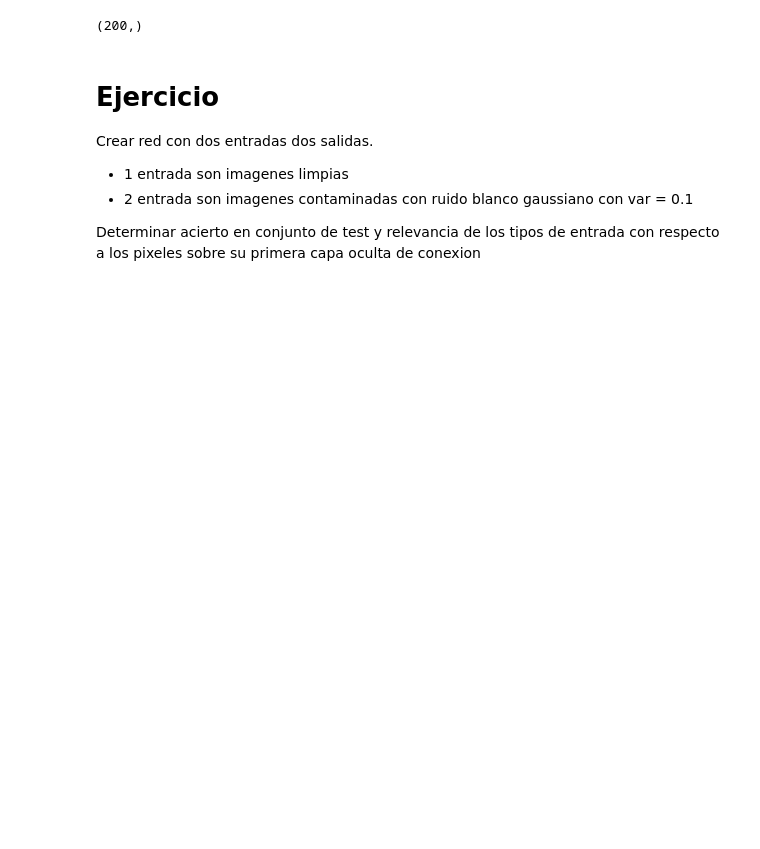
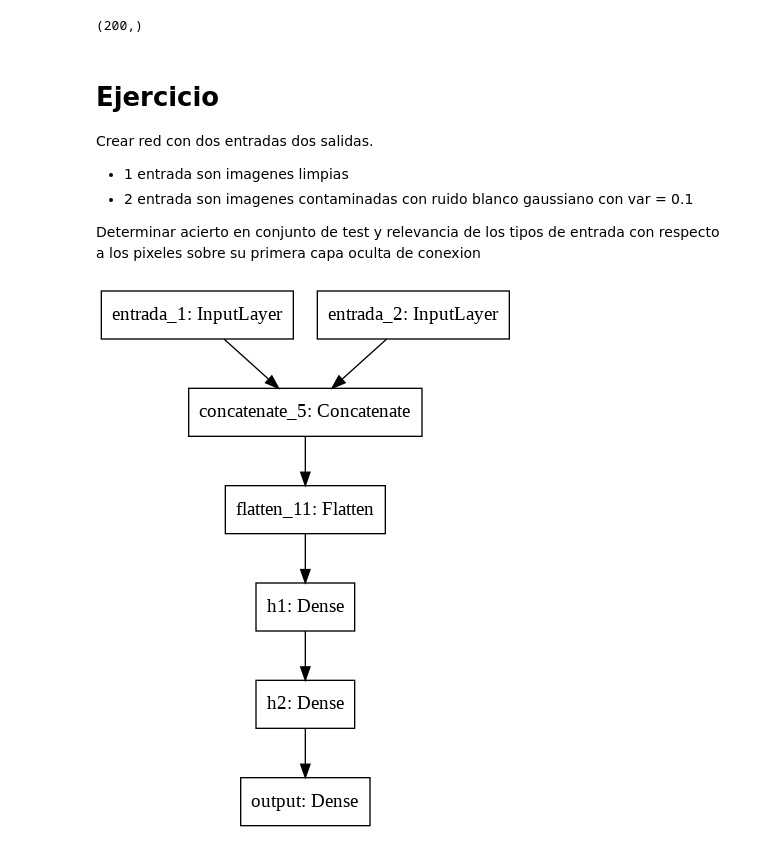
Before and after one commit to dacardonave/AnaliticaDatos, a Jupyter notebook: 6_NN_DeepLearning/NN_intro.ipynb, the cells around one changed output. Saved outputs shown, nothing was run; the diff lists cells and outputs as text; code cells hidden in the pictures; blank space fills up the shorter version.

```diff
--- a/6_NN_DeepLearning/NN_intro.ipynb
+++ b/6_NN_DeepLearning/NN_intro.ipynb
@@ -172,3 +181,23 @@ Crear red con dos entradas dos salidas.
 * 2 entrada son imagenes contaminadas con ruido blanco gaussiano con var = 0.1
 
 Determinar acierto en conjunto de test y relevancia de los tipos de entrada con respecto a los pixeles sobre su primera capa oculta de conexion
+# %%
+import numpy as np
+noise = np.random.normal(0,0.1, Xtrain.shape)
+xtrain_noise = Xtrain + noise
+# %%
+#arquitectura funcional 2
+input_l1 = tf.keras.layers.Input(shape=(Xtrain.shape[1],Xtrain.shape[2]), name='entrada_1')
+input_l2 = tf.keras.layers.Input(shape=(xtrain_noise.shape[1],xtrain_noise.shape[2]), name='entrada_2')
+concat = tf.keras.layers.concatenate([input_l1, input_l2])
+flatten = tf.keras.layers.Flatten(input_shape=(Xtrain.shape[1],Xtrain.shape[2]))(concat)
+h1 = tf.keras.layers.Dense(200,activation='tanh',name='h1')(flatten)
+h2 = tf.keras.layers.Dense(50,activation='tanh',name='h2')(h1)
+output = tf.keras.layers.Dense(10,activation="softmax",name='output')(h2)
+
+
+model_fun = tf.keras.Model(inputs=[input_l1, input_l2], outputs=output)
+#model_fun.summary()
+tf.keras.utils.plot_model(model_fun)
+# %% [output]
+[figure, added]
```
Also changed, not shown: parts of 13 cells of this notebook.
